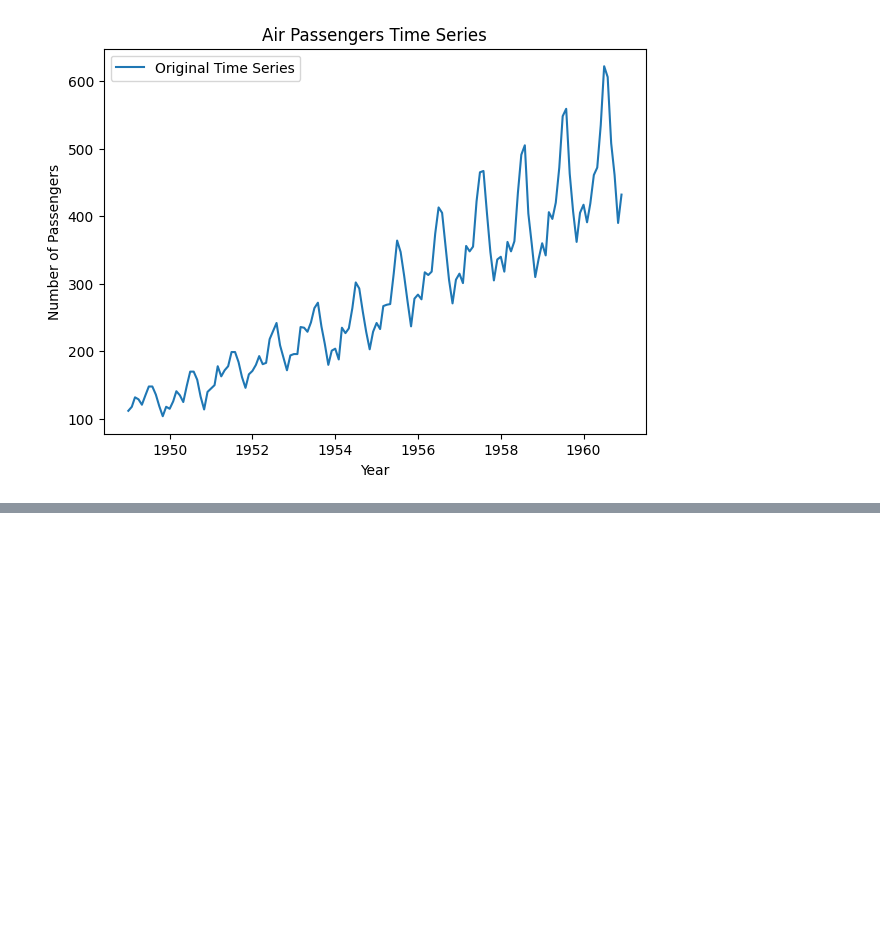
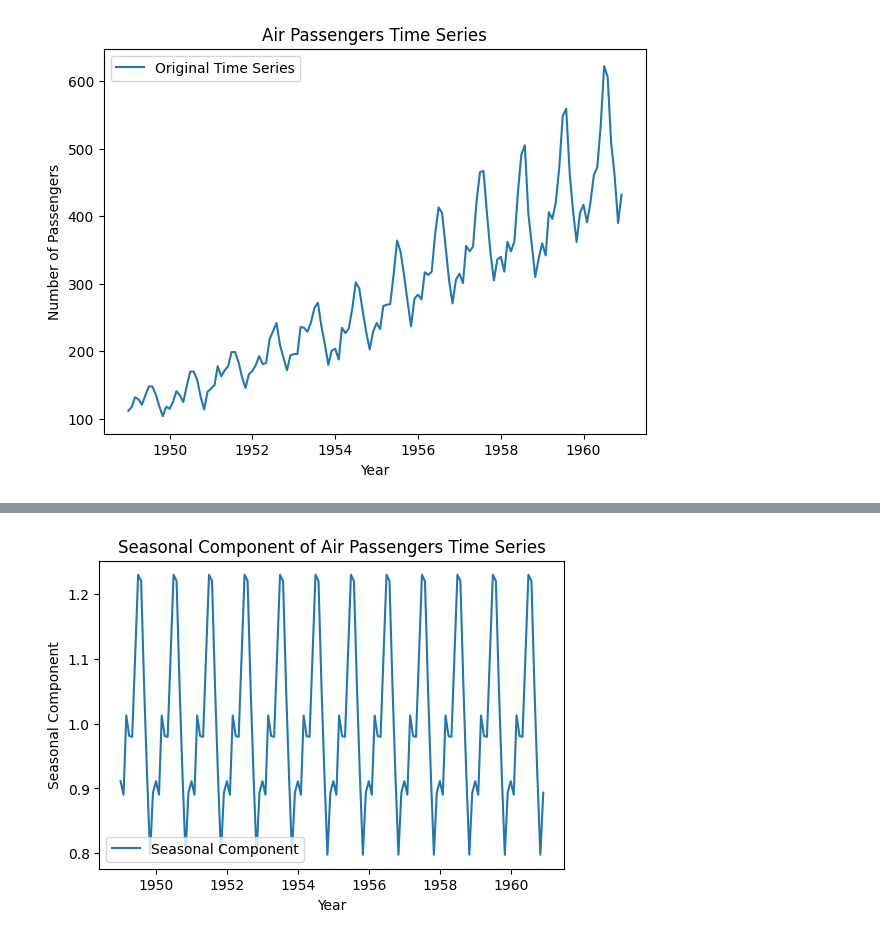
Before and after one commit to Liziye725/data_analysis_model, a Jupyter notebook: Seasonality_Detection_Time_Series/SeasonalityDetection.ipynb, the cells around one changed output, grey strips where cells are left out. Saved outputs shown, nothing was run; the diff lists cells and outputs as text; code cells hidden in the pictures; blank space fills up the shorter version.

```diff
--- a/Seasonality_Detection_Time_Series/SeasonalityDetection.ipynb
+++ b/Seasonality_Detection_Time_Series/SeasonalityDetection.ipynb
@@ -20,0 +29,10 @@ plt.show()
+# %%
+plt.figure(figsize=(6, 4))
+plt.plot(result.seasonal, label='Seasonal Component')
+plt.title('Seasonal Component of Air Passengers Time Series')
+plt.xlabel('Year')
+plt.ylabel('Seasonal Component')
+plt.legend()
+plt.show()
+# %% [output]
+[figure, added]
```
Also changed, not shown: parts of 3 cells of this notebook.
